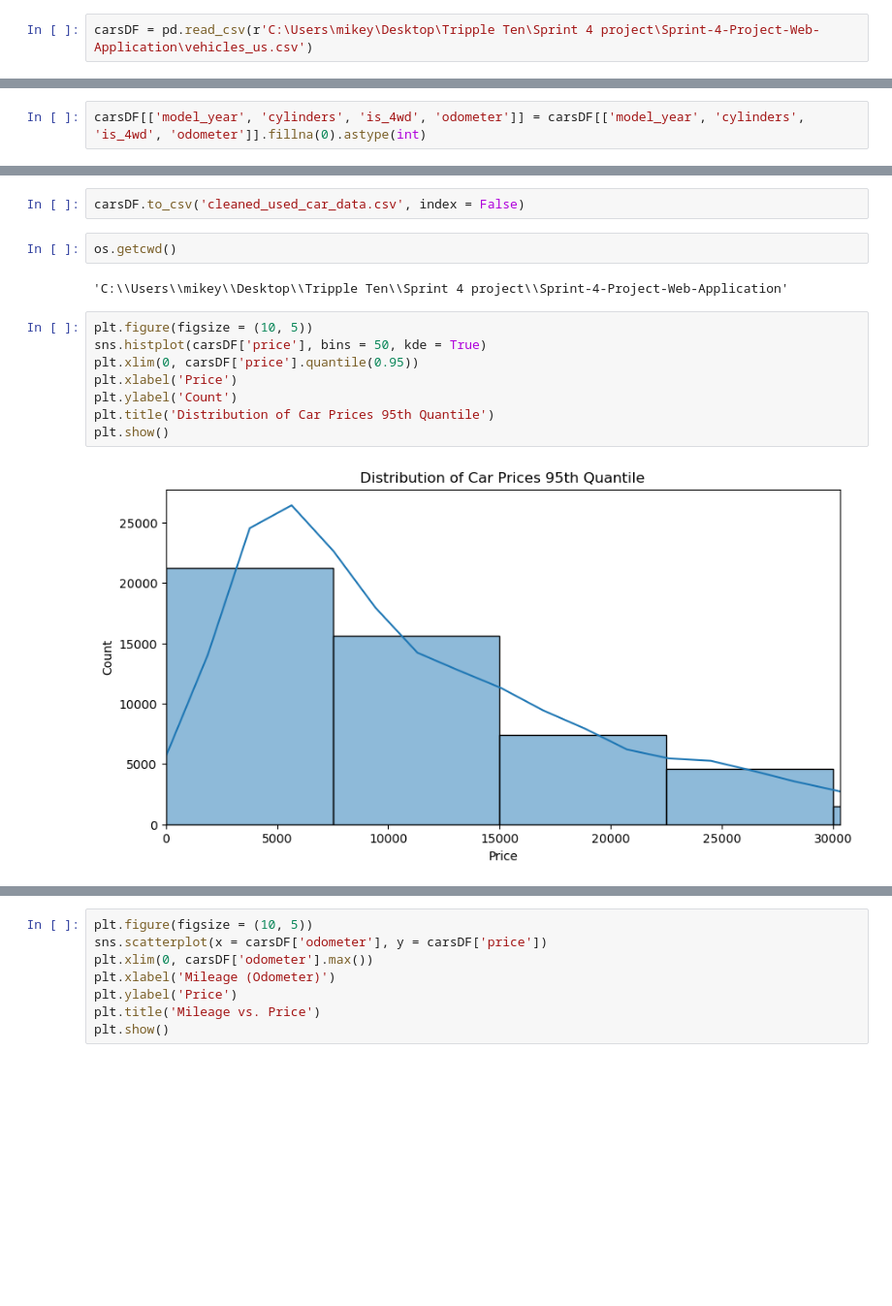
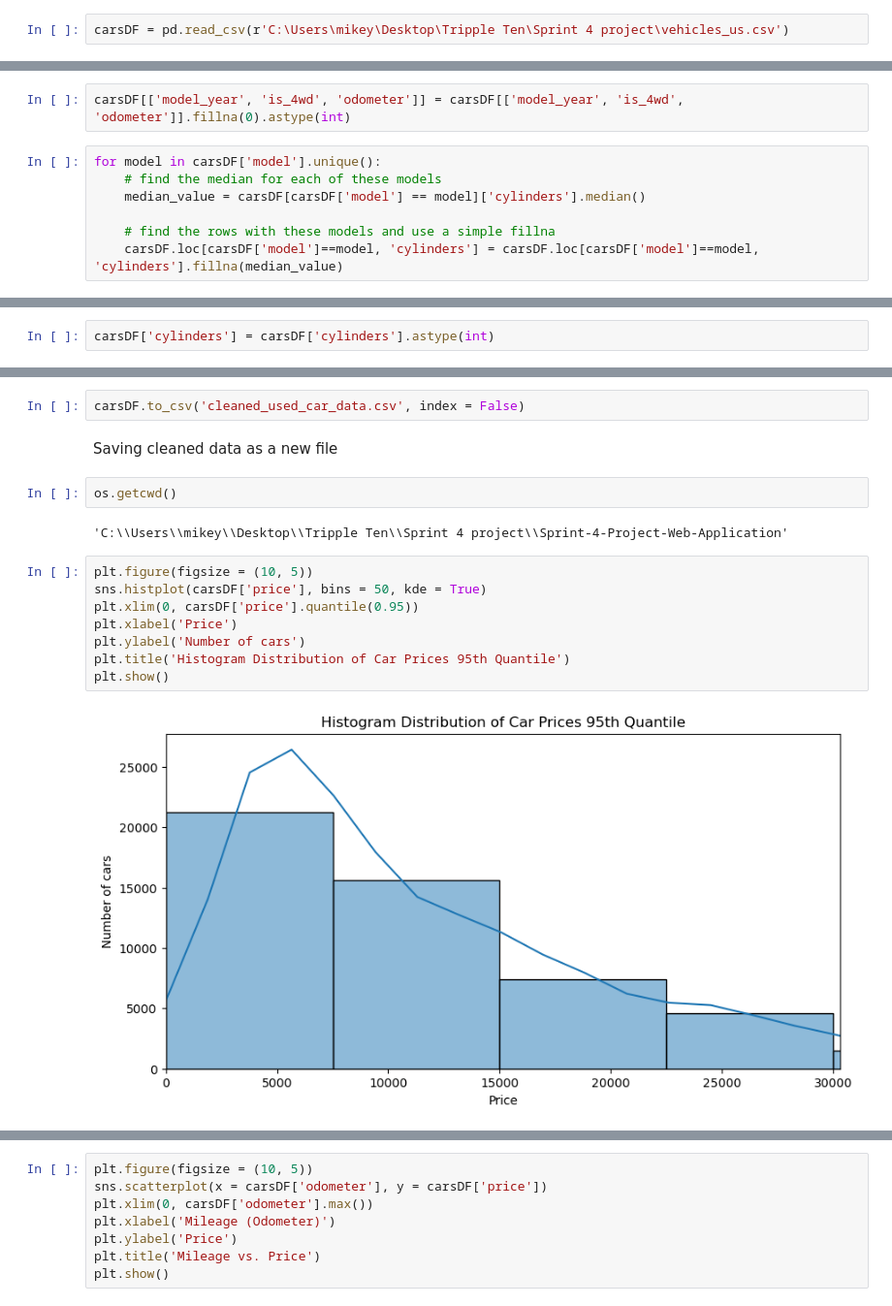
Before and after one commit to Mikeh1996/Sprint-4-Project-Web-Application, a Jupyter notebook: EDA.ipynb, the cells around one changed output, grey strips where cells are left out. Shown at 97% size. Saved outputs shown, nothing was run; the diff lists cells and outputs as text; blank space fills up the shorter version.

```diff
--- a/EDA.ipynb
+++ b/EDA.ipynb
@@ -14,7 +14,7 @@ import seaborn as sns
 # %%
 import os
 # %%
-carsDF = pd.read_csv(r'C:\Users\mikey\Desktop\Tripple Ten\Sprint 4 project\Sprint-4-Project-Web-Application\vehicles_us.csv')
+carsDF = pd.read_csv(r'C:\Users\mikey\Desktop\Tripple Ten\Sprint 4 project\vehicles_us.csv')
 # %%
 def analyze_data(df):
     print(df.head())
@@ -103,4 +103,11 @@ This dataset has 51,525 entries with 13 columns. No duplicates have been found a
    - paint_color fill with Unknown
    - is_4wd fill with 0
 # %%
-carsDF[['model_year', 'cylinders', 'is_4wd', 'odometer']] = carsDF[['model_year', 'cylinders', 'is_4wd', 'odometer']].fillna(0).astype(int)
+carsDF[['model_year', 'is_4wd', 'odometer']] = carsDF[['model_year', 'is_4wd', 'odometer']].fillna(0).astype(int)
+# %%
+for model in carsDF['model'].unique():
+    # find the median for each of these models
+    median_value = carsDF[carsDF['model'] == model]['cylinders'].median()
+
+    # find the rows with these models and use a simple fillna
+    carsDF.loc[carsDF['model']==model, 'cylinders'] = carsDF.loc[carsDF['model']==model, 'cylinders'].fillna(median_value)
@@ -106,0 +116,2 @@ carsDF[['model_year', 'cylinders', 'is_4wd', 'odometer']] = carsDF[['model_year'
+# %%
+carsDF['cylinders'] = carsDF['cylinders'].astype(int)
@@ -158,6 +171,8 @@ dtype: int64
 saving new dataset
 # %%
 carsDF.to_csv('cleaned_used_car_data.csv', index = False)
+# %% [markdown]
+Saving cleaned data as a new file
 # %%
 os.getcwd()
 # %% [output]
@@ -165,10 +180,10 @@ os.getcwd()
 # %%
 plt.figure(figsize = (10, 5))
 sns.histplot(carsDF['price'], bins = 50, kde = True)
 plt.xlim(0, carsDF['price'].quantile(0.95))
 plt.xlabel('Price')
-plt.ylabel('Count')
-plt.title('Distribution of Car Prices 95th Quantile')
+plt.ylabel('Number of cars')
+plt.title('Histogram Distribution of Car Prices 95th Quantile')
 plt.show()
 # %% [output]
-[figure, old version]
+[figure, new version]
```
Also changed, not shown: parts of 7 cells of this notebook, 3 other files.
